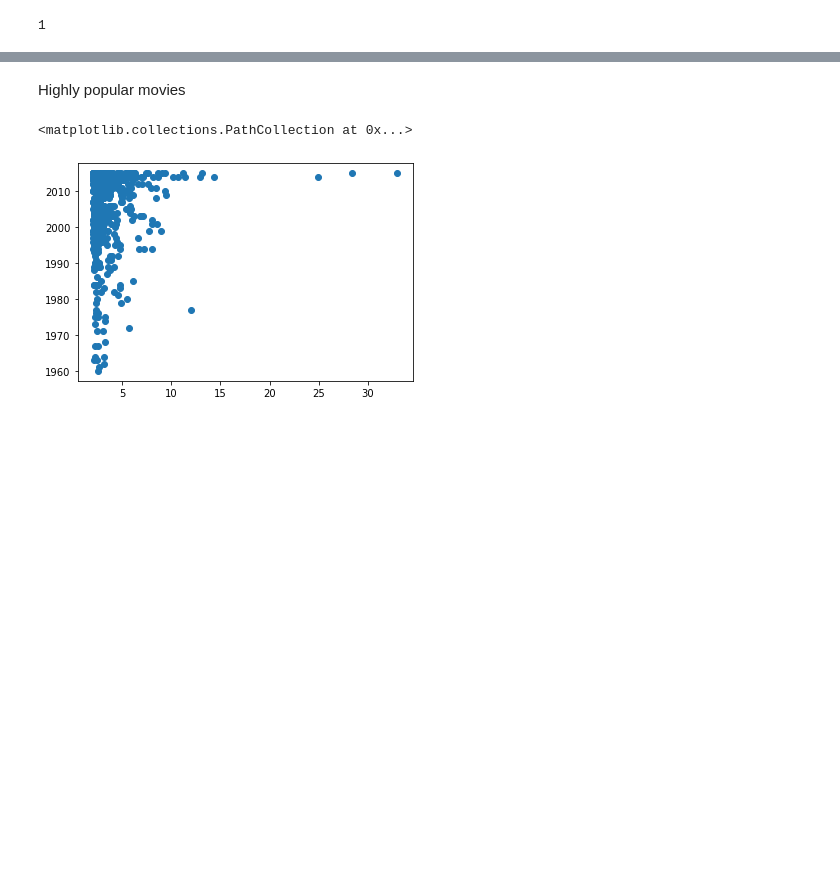
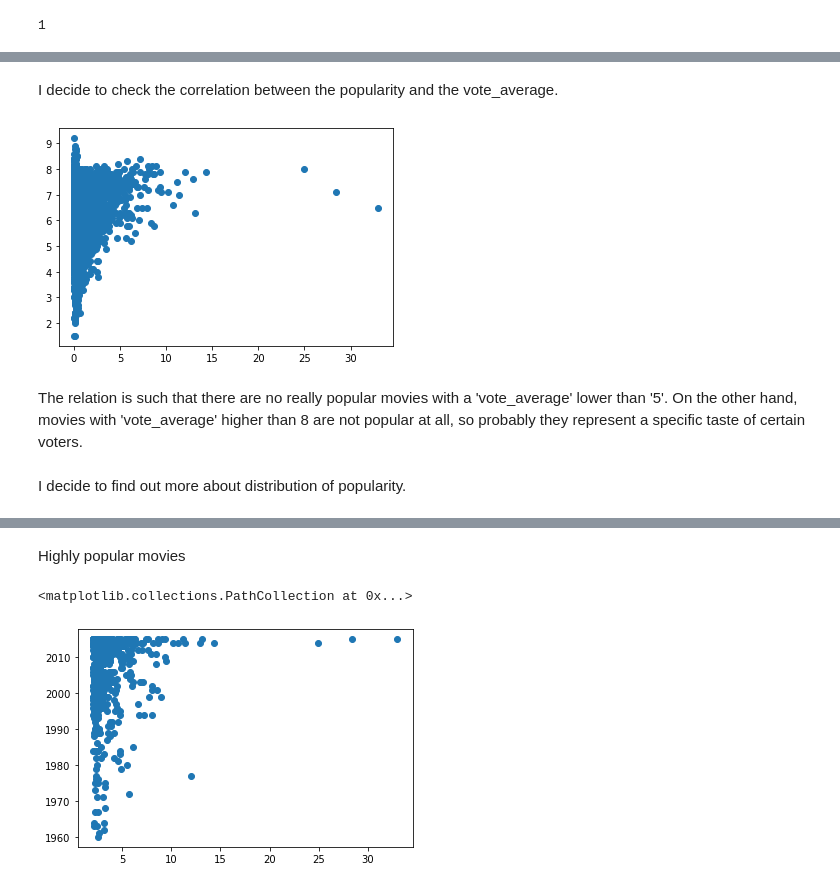
Before and after one commit to NataliiaKinash/movies-analysis, a Jupyter notebook: investigate-a-dataset-template.ipynb, the cells around one changed output, grey strips where cells are left out. Drawn from its saved outputs; the diff is of its cells as text; code cells hidden in the pictures; blank space fills up the shorter version.

```diff
--- a/investigate-a-dataset-template.ipynb
+++ b/investigate-a-dataset-template.ipynb
@@ -115,3 +140,13 @@ df.drop(['imdb_id','homepage', 'tagline'], axis=1, inplace=True)
+# %% [markdown]
+I decide to check the correlation between the popularity and the vote_average.
+# %%
+plt.scatter(df['popularity'],df['vote_average']);
+# %% [output]
+[figure, added]
+# %% [markdown]
+The relation is such that there are no really popular movies with a 'vote_average' lower than '5'. On the other hand, movies with 'vote_average' higher than 8 are not popular at all, so probably they represent a specific taste of certain voters.
+# %% [markdown]
+I decide to find out more about distribution of popularity.
 # %%
 df['popularity'].describe()
 # %% [output]
```
Also changed, not shown: parts of 83 cells of this notebook.
